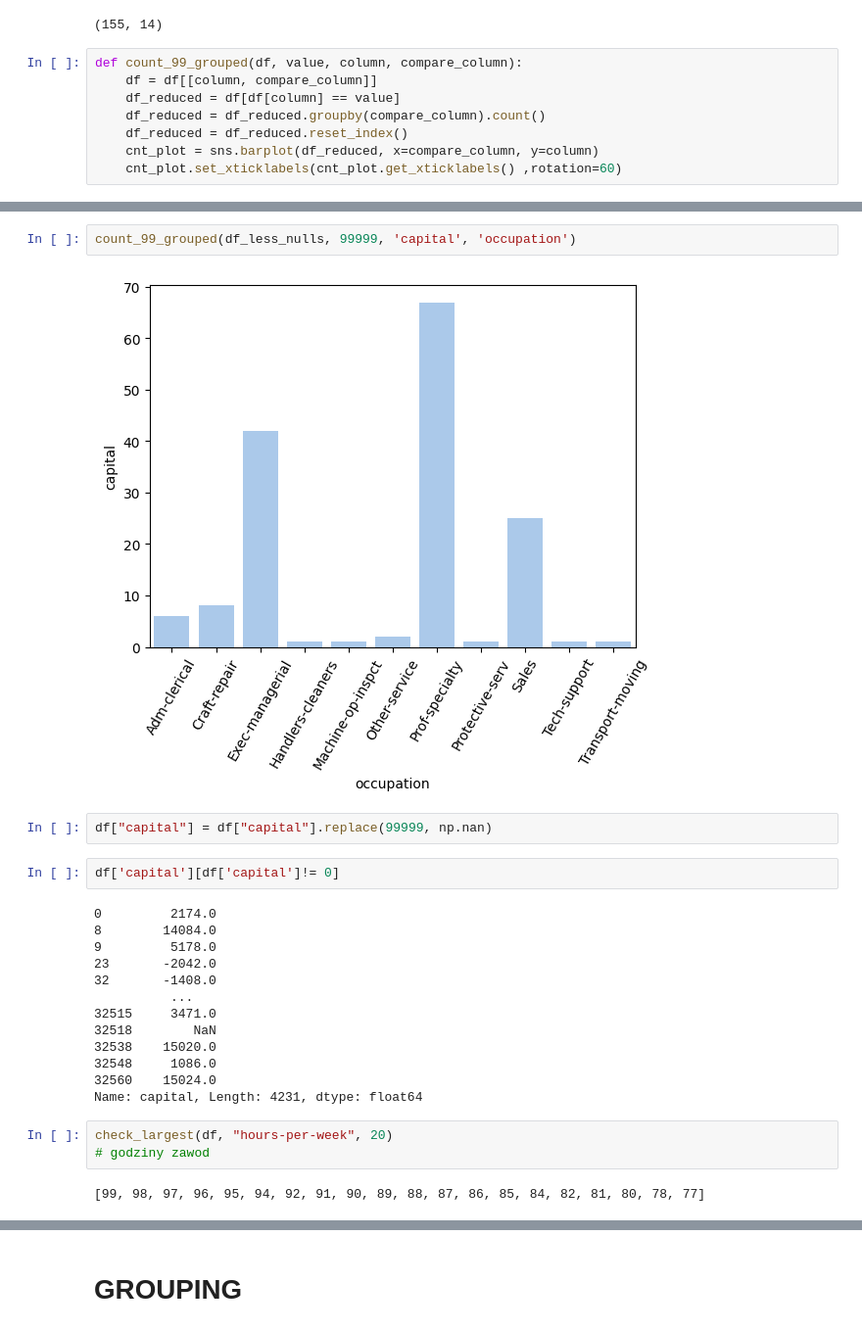
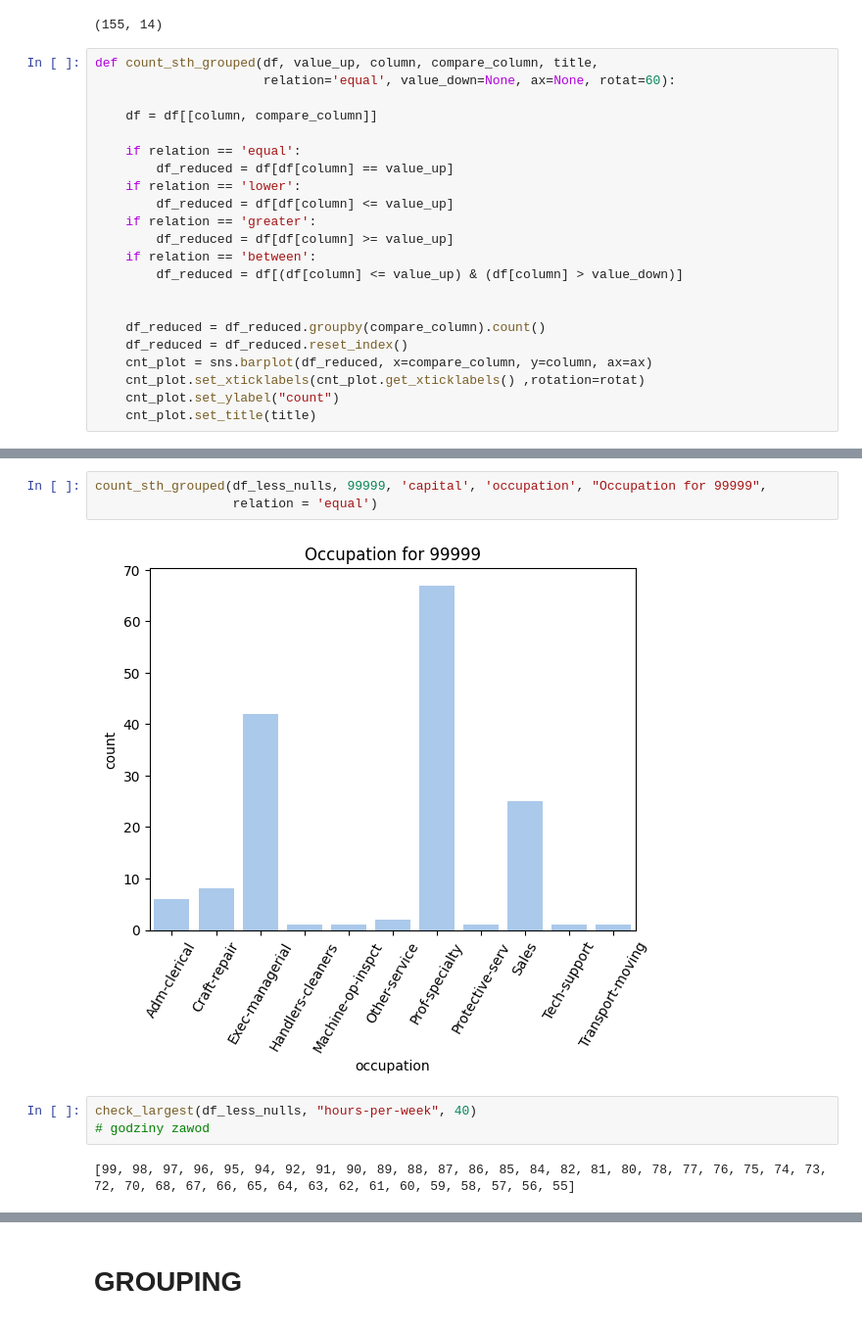
Before and after one commit to Staszek15/Data-Mining-Project, a Jupyter notebook: adults_cleaning.ipynb, the cells around one changed output, grey strips where cells are left out. Shown at 98% size. Saved outputs shown, nothing was run; the diff lists cells and outputs as text.

```diff
--- a/adults_cleaning.ipynb
+++ b/adults_cleaning.ipynb
@@ -254,10 +259,24 @@ df_less_nulls[df_less_nulls['capital'] == 99999].shape
 # %% [output]
 (155, 14)
 # %%
-def count_99_grouped(df, value, column, compare_column):
+def count_sth_grouped(df, value_up, column, compare_column, title,
+                      relation='equal', value_down=None, ax=None, rotat=60):
+
     df = df[[column, compare_column]]
-    df_reduced = df[df[column] == value]
+
+    if relation == 'equal':
+        df_reduced = df[df[column] == value_up]
+    if relation == 'lower':
+        df_reduced = df[df[column] <= value_up]
+    if relation == 'greater':
+        df_reduced = df[df[column] >= value_up]
+    if relation == 'between':
+        df_reduced = df[(df[column] <= value_up) & (df[column] > value_down)]
+
+
     df_reduced = df_reduced.groupby(compare_column).count()
     df_reduced = df_reduced.reset_index()
-    cnt_plot = sns.barplot(df_reduced, x=compare_column, y=column)
-    cnt_plot.set_xticklabels(cnt_plot.get_xticklabels() ,rotation=60)
+    cnt_plot = sns.barplot(df_reduced, x=compare_column, y=column, ax=ax)
+    cnt_plot.set_xticklabels(cnt_plot.get_xticklabels() ,rotation=rotat)
+    cnt_plot.set_ylabel("count")
+    cnt_plot.set_title(title)
@@ -287,26 +283,10 @@ df_reduced
 # %%
-count_99_grouped(df_less_nulls, 99999, 'capital', 'occupation')
+count_sth_grouped(df_less_nulls, 99999, 'capital', 'occupation', "Occupation for 99999",
+                  relation = 'equal')
 # %% [output]
-[figure, old version]
+[figure, new version]
-# %%
-df["capital"] = df["capital"].replace(99999, np.nan)
-# %%
-df['capital'][df['capital']!= 0]
-# %% [output]
-0         2174.0
-8        14084.0
-9         5178.0
-23       -2042.0
-32       -1408.0
-          ...
-32515     3471.0
-32518        NaN
-32538    15020.0
-32548     1086.0
-32560    15024.0
-Name: capital, Length: 4231, dtype: float64
 # %%
-check_largest(df, "hours-per-week", 20)
+check_largest(df_less_nulls, "hours-per-week", 40)
 # godziny zawod
 # %% [output]
-[99, 98, 97, 96, 95, 94, 92, 91, 90, 89, 88, 87, 86, 85, 84, 82, 81, 80, 78, 77]
+[99, 98, 97, 96, 95, 94, 92, 91, 90, 89, 88, 87, 86, 85, 84, 82, 81, 80, 78, 77, 76, 75, 74, 73, 72, 70, 68, 67, 66, 65, 64, 63, 62, 61, 60, 59, 58, 57, 56, 55]
```
Also changed, not shown: parts of 11 cells of this notebook.
